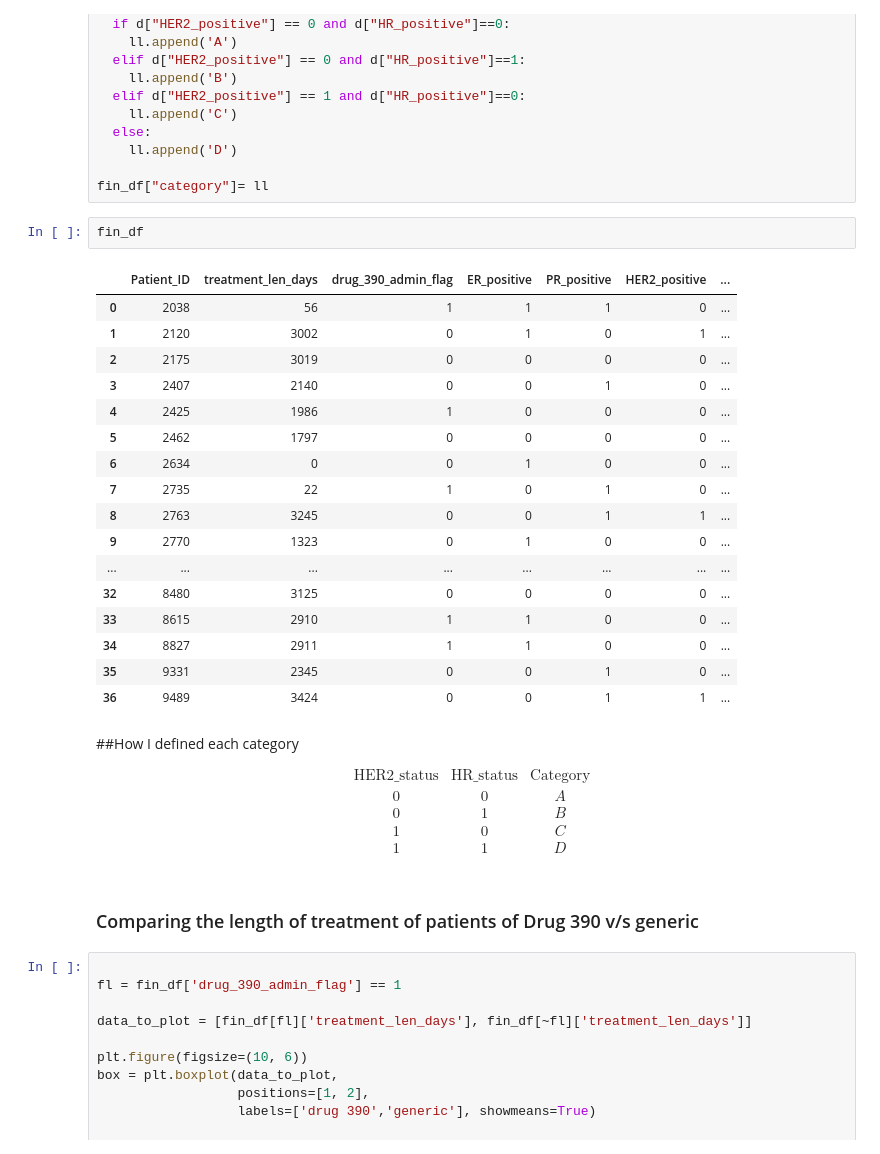
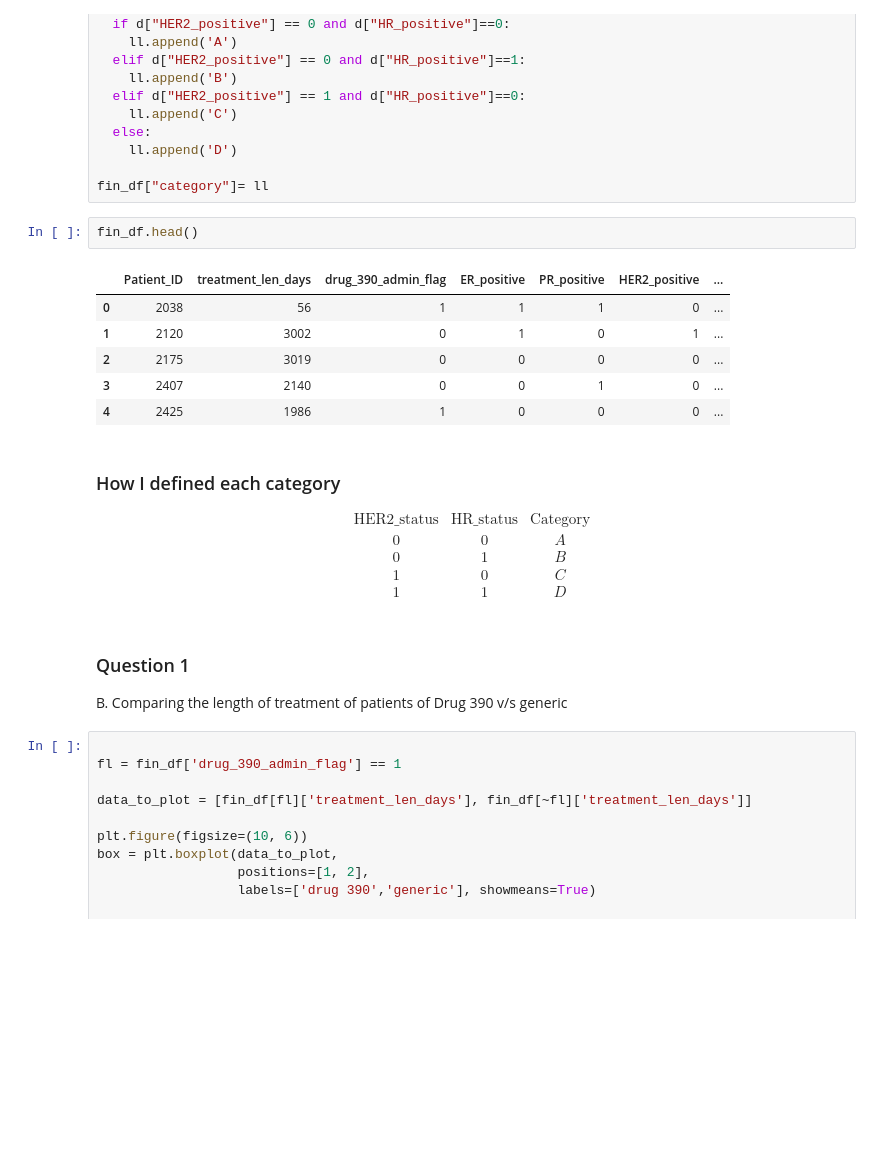
Before and after one commit to apalmk/pfizer_task, a Jupyter notebook: Pfizer_task.ipynb, the cells around one changed output. Saved outputs shown, nothing was run; the diff lists cells and outputs as text; blank space fills up the shorter version.

```diff
--- a/Pfizer_task.ipynb
+++ b/Pfizer_task.ipynb
@@ -128,27 +123,16 @@ for row in fin_df.itertuples(index=False):
 
 fin_df["category"]= ll
 # %%
-fin_df
+fin_df.head()
 # %% [output]
 |  | Patient_ID | treatment_len_days | drug_390_admin_flag | ER_positive | PR_positive | HER2_positive | ... |
 | 0 | 2038 | 56 | 1 | 1 | 1 | 0 | ... |
 | 1 | 2120 | 3002 | 0 | 1 | 0 | 1 | ... |
 | 2 | 2175 | 3019 | 0 | 0 | 0 | 0 | ... |
 | 3 | 2407 | 2140 | 0 | 0 | 1 | 0 | ... |
 | 4 | 2425 | 1986 | 1 | 0 | 0 | 0 | ... |
-| 5 | 2462 | 1797 | 0 | 0 | 0 | 0 | ... |
-| 6 | 2634 | 0 | 0 | 1 | 0 | 0 | ... |
-| 7 | 2735 | 22 | 1 | 0 | 1 | 0 | ... |
-| 8 | 2763 | 3245 | 0 | 0 | 1 | 1 | ... |
-| 9 | 2770 | 1323 | 0 | 1 | 0 | 0 | ... |
-| ... | ... | ... | ... | ... | ... | ... | ... |
-| 32 | 8480 | 3125 | 0 | 0 | 0 | 0 | ... |
-| 33 | 8615 | 2910 | 1 | 1 | 0 | 0 | ... |
-| 34 | 8827 | 2911 | 1 | 1 | 0 | 0 | ... |
-| 35 | 9331 | 2345 | 0 | 0 | 1 | 0 | ... |
-| 36 | 9489 | 3424 | 0 | 0 | 1 | 1 | ... |
 # %% [markdown]
-##How I defined each category
+### How I defined each category
 
 
 
@@ -160,7 +144,8 @@ fin_df
 1&1&D
 \end{array}
 # %% [markdown]
-### Comparing the length of treatment of patients of Drug 390 v/s generic
+### Question 1
+B. Comparing the length of treatment of patients of Drug 390 v/s generic
 # %%
 
 fl = fin_df['drug_390_admin_flag'] == 1
```
Also changed, not shown: parts of 26 cells of this notebook.
